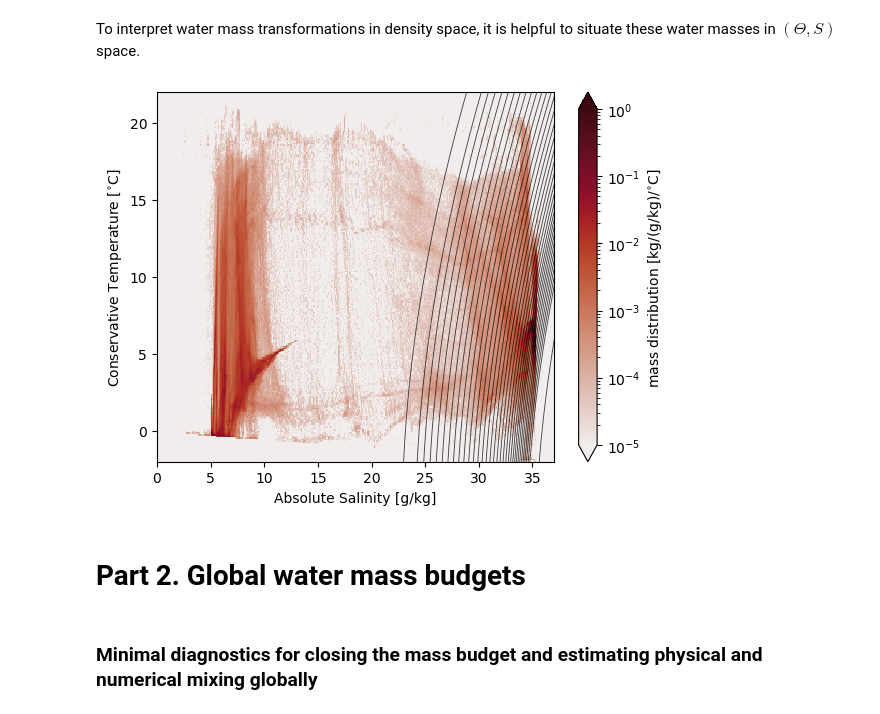
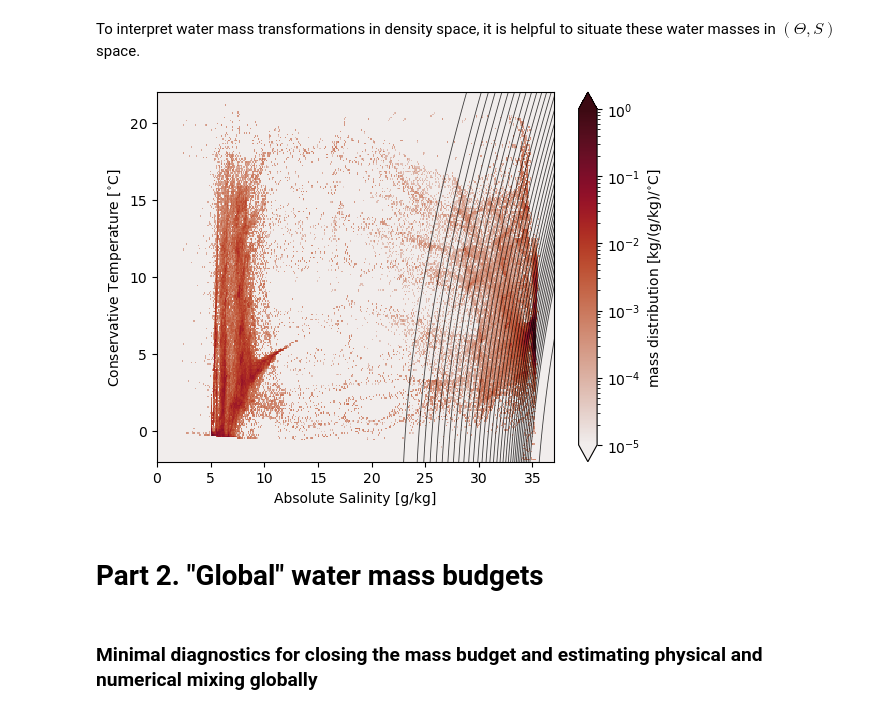
Before and after one commit to hdrake/xwmb, a Jupyter notebook: examples/Baltic_example.ipynb, the cells around one changed output. Saved outputs shown, nothing was run; the diff lists cells and outputs as text; code cells hidden in the pictures.

```diff
--- a/examples/Baltic_example.ipynb
+++ b/examples/Baltic_example.ipynb
@@ -62,7 +62,7 @@ def stairs(wmt, var, units="kg", **kwargs):
 # %% [markdown]
 ### Load grids and data
 # %%
-diag_frequency = "daily" # switch to "monthly" for testing
+diag_frequency = "monthly" # switch to "monthly" for testing
 
 from loading import *
 grid = load_baltic("natv", diag_frequency, online_density=True)
@@ -184,26 +184,26 @@ water_mass_dist = xhistogram.xarray.histogram(
 # %%
 vmax = water_mass_dist.max().values
 import cmocean
-pc = water_mass_dist.where(tmp!=0, 1e-16).plot(
+pc = water_mass_dist.where(water_mass_dist!=0, 1e-16).plot(
     norm=matplotlib.colors.LogNorm(vmin=1e-5, vmax=1),
     extend="both",
     cmap=cmocean.cm.amp
 )
 import gsw
-gsw.sigma2(tmp.so_bounds_bin, tmp.thetao_bounds_bin).plot.contour(
+gsw.sigma2(water_mass_dist.so_bounds_bin, water_mass_dist.thetao_bounds_bin).plot.contour(
     levels=grid._ds['sigma2_i_target'],
     x="so_bounds_bin",
     colors="k", linewidths=0.6, alpha=0.75
 )
 plt.xlabel("Absolute Salinity [g/kg]")
 plt.ylabel(r"Conservative Temperature [$^{\circ}$C]")
 pc.colorbar.set_label(r"mass distribution [kg/(g/kg)/$^{\circ}$C]")
 plt.xlim(0, 37)
 plt.ylim(-2, 22);
 # %% [output]
-[figure, old version]
+[figure, new version]
 # %% [markdown]
-# Part 2. Global water mass budgets
+# Part 2. "Global" water mass budgets
 # %% [markdown]
 ### Minimal diagnostics for closing the mass budget and estimating physical and numerical mixing globally
 # %%
```
Also changed, not shown: parts of 6 cells of this notebook, 7 other files.
